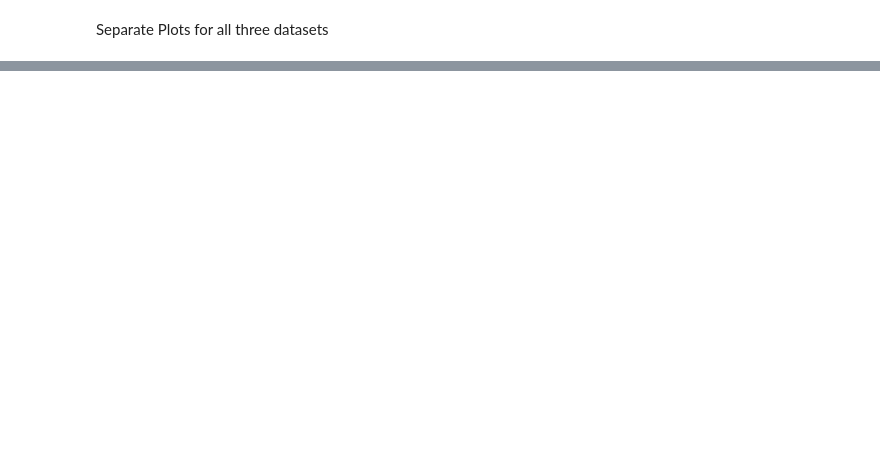
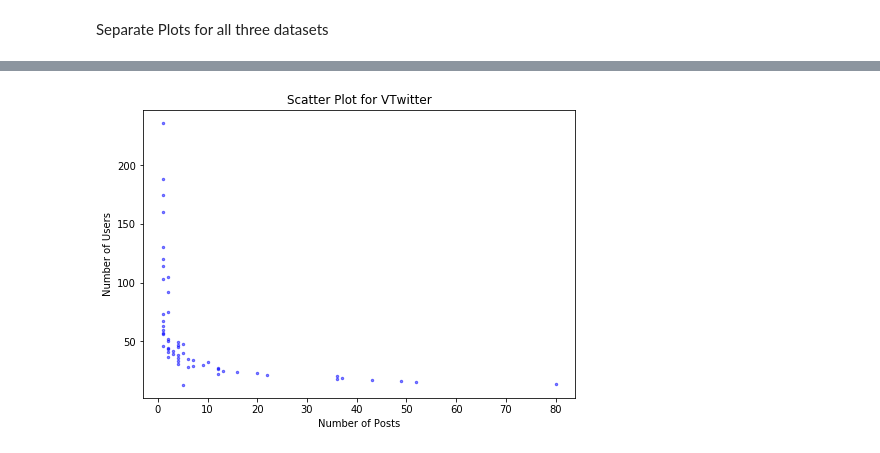
Before and after one commit to avyaktawrat/Incentivization-Project, a Jupyter notebook: data_exploration.ipynb, the cells around one changed output, grey strips where cells are left out. Drawn from its saved outputs; the diff is of its cells as text; code cells hidden in the pictures; blank space fills up the shorter version.

```diff
--- a/data_exploration.ipynb
+++ b/data_exploration.ipynb
@@ -66,0 +80,10 @@ Text(0.5, 1.0, 'Opinions')
+# %%
+fig=plt.figure()
+ax=fig.add_axes([0,0,1,1])
+ax.scatter(post_count, user_count, color='b',s=6,alpha=0.5)
+ax.set_xlabel('Number of Posts')
+ax.set_ylabel('Number of Users')
+ax.set_title('Scatter Plot for VTwitter')
+plt.show()
+# %% [output]
+[figure, added]
```
Also changed, not shown: parts of 3 cells of this notebook.
